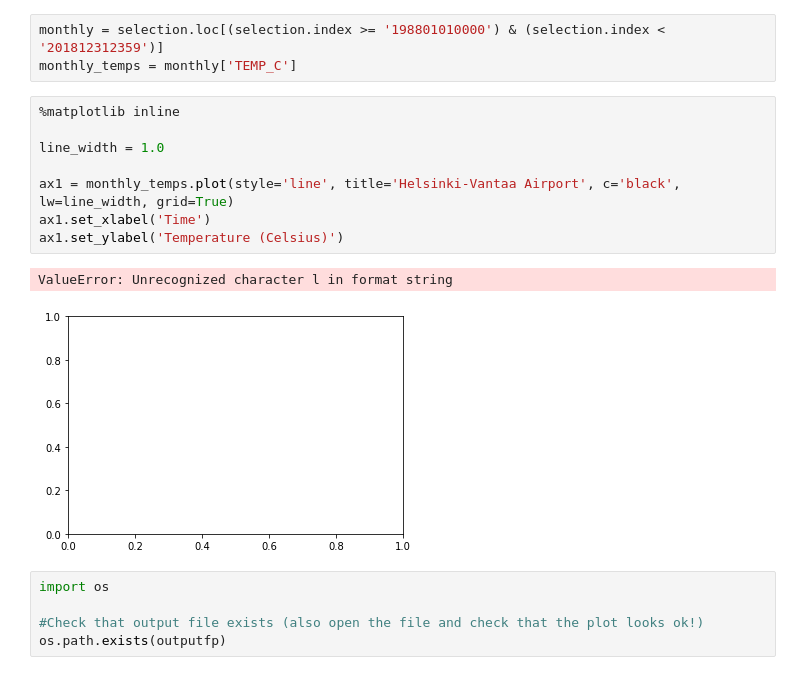
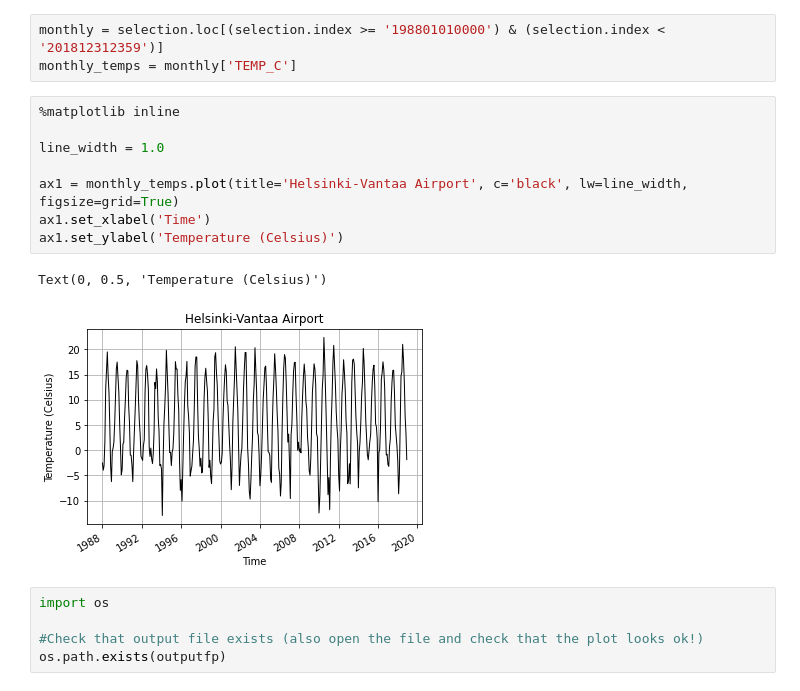
Before and after one commit to arr678/Hels-Ex7, a Jupyter notebook: Exercise-7-problem-2.ipynb, the cells around one changed output. Saved outputs shown, nothing was run; the diff lists cells and outputs as text.

```diff
--- a/Exercise-7-problem-2.ipynb
+++ b/Exercise-7-problem-2.ipynb
@@ -109,14 +109,14 @@ monthly_temps = monthly['TEMP_C']
 # %%
 %matplotlib inline
 
 line_width = 1.0
 
-ax1 = monthly_temps.plot(style='line', title='Helsinki-Vantaa Airport', c='black', lw=line_width, grid=True)
+ax1 = monthly_temps.plot(title='Helsinki-Vantaa Airport', c='black', lw=line_width, figsize=grid=True)
 ax1.set_xlabel('Time')
 ax1.set_ylabel('Temperature (Celsius)')
 # %% [output]
-ValueError: Unrecognized character l in format string
+Text(0, 0.5, 'Temperature (Celsius)')
-[figure, old version]
+[figure, new version]
 # %%
 import os
 
```
